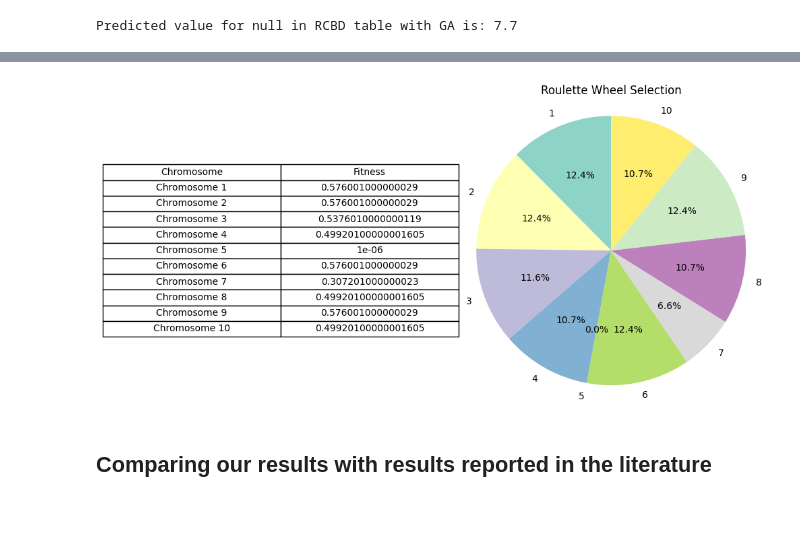
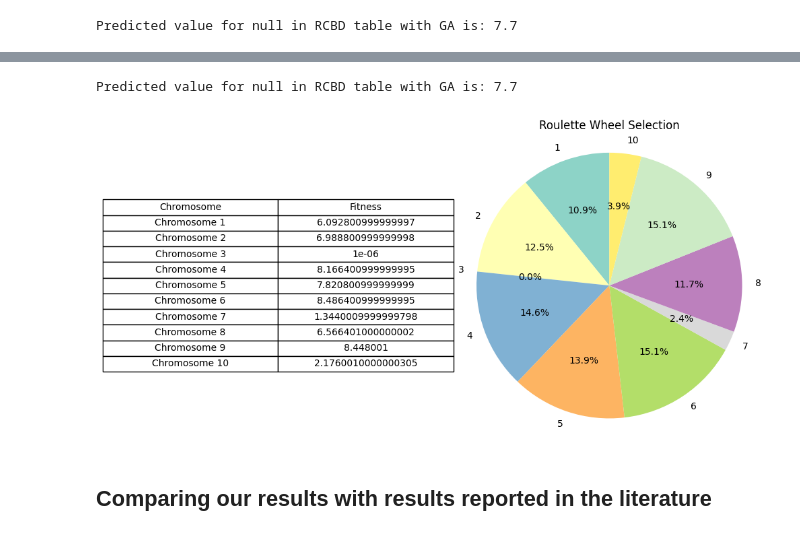
Before and after one commit to djurdjam02/CIProject, a Jupyter notebook: main.ipynb, the cells around one changed output, grey strips where cells are left out. Drawn from its saved outputs; the diff is of its cells as text; code cells hidden in the pictures.

```diff
--- a/main.ipynb
+++ b/main.ipynb
@@ -265,19 +270,23 @@ def crossover(parent1: Individual, parent2: Individual, child1: Individual, chil
         child1.code[:] = parent1.code[:]
         child2.code[:] = parent2.code[:]
 # %%
-def mutation(child: Individual, mutation_prob = 0.2):
+def mutation(child: Individual, mutation_prob = 0.2, number_of_bp = 2):
   # mutation is performed such as following : randomly select two breaking points and invert all the bits between them
   if random.random() < mutation_prob:
     bp1 = random.randrange(1, len(child.code))
-    bp2 = bp1
-    while bp2 == bp1:
-      bp2 = random.randrange(1, len(child.code))
+    if number_of_bp == 2:
+        bp2 = bp1
+        while bp2 == bp1:
+          bp2 = random.randrange(1, len(child.code))
 
-    bps = sorted([bp1, bp2])
-    for i in range(bps[0], bps[1]):
-      child.code[i] = not child.code[i]
+        bps = sorted([bp1, bp2])
+        for i in range(bps[0], bps[1]):
+          child.code[i] = not child.code[i]
+    elif number_of_bp == 1:
+        for i in range(bp1, len(child.code)):
+          child.code[i] = not child.code[i]
 # %%
-def ga(initial_population, num_generations, elitism_size, mutation_prob, crossover_prob):
+def ga(initial_population, num_generations, elitism_size, mutation_prob, crossover_prob, selection_type, mutation_type, tournament_size = None):
     new_population = [Individual(initial_population[0].rcbd, initial_population[0].rcbd_true) for _ in range(len(initial_population))]
 
     if elitism_size % 2 != len(initial_population) % 2:
@@ -314,11 +323,16 @@ def ga(initial_population, num_generations, elitism_size, mutation_prob, crossov
 
         new_population[:elitism_size] = population[:elitism_size]
         for i in range(elitism_size, len(population), 2):
-            parents = roulette_selection(population)
-            crossover(parents[0], parents[1], new_population[i], new_population[i+1], crossover_prob)
+            if selection_type == "roulette":
+                parents = roulette_selection(population)
+                crossover(parents[0], parents[1], new_population[i], new_population[i+1], crossover_prob)
+            elif selection_type == "tournament":
+                parent1 = tournament_selection(population, tournament_size)
+                parent2 = tournament_selection(population, tournament_size)
+                crossover(parent1, parent2, new_population[i], new_population[i+1], crossover_prob)
 
-            mutation(new_population[i], mutation_prob)
-            mutation(new_population[i+1], mutation_prob)
+            mutation(new_population[i], mutation_prob, mutation_type)
+            mutation(new_population[i+1], mutation_prob, mutation_type)
 
             # the fitness value is calculated only during instance initialization, so after crossover or mutation operations,
             # the fitness will not be automatically updated.
@@ -722,6 +820,8 @@ Table with hidden value(s):
 | 4 | 7 | 10 | 11 | 15 | 11 |
 # %%
 population = initial_population(df_hidden)
+# %%
+population_original = population
 # %%
 for individual in population:
     print(individual)
@@ -775,3 +875,5 @@ best_predicted_nan_value_decoded, row, col = best_predicted_nan_value.decode()
 print(f'Predicted value for null in RCBD table with GA is: {best_predicted_nan_value_decoded}')
 # %% [output]
 Predicted value for null in RCBD table with GA is: 7.7
+# %%
+population, best_fitnesses, best_decoded_values, mean_maps = ga(population_original, 20, 2, 0.2, 0.9, "tournament", 1, 5)
@@ -778,3 +902,9 @@ Predicted value for null in RCBD table with GA is: 7.7
+# %%
+best_predicted_nan_value = max(population, key = lambda x: x.fitness)
+best_predicted_nan_value_decoded, row, col = best_predicted_nan_value.decode()
+print(f'Predicted value for null in RCBD table with GA is: {best_predicted_nan_value_decoded}')
+# %% [output]
+Predicted value for null in RCBD table with GA is: 7.7
 # %%
 def show_population(population, fitness_values):
     df = pd.DataFrame({
@@ -804,15 +934,15 @@ def show_population(population, fitness_values):
     plt.show()
 # %%
 fitness_values = []
-for ind in population:
+for ind in population_original:
     fitness_values.append(ind.fitness)
 min_val = min(fitness_values)
 if min_val < 0:
     fitness_values = [f - min_val + 1e-6 for f in fitness_values]
 
-show_population(population, fitness_values)
+show_population(population_original, fitness_values)
 # %% [output]
-[figure, old version]
+[figure, new version]
 # %% [markdown]
 ## Comparing our results with results reported in the literature
 # %%
```
Also changed, not shown: parts of 27 cells of this notebook.
